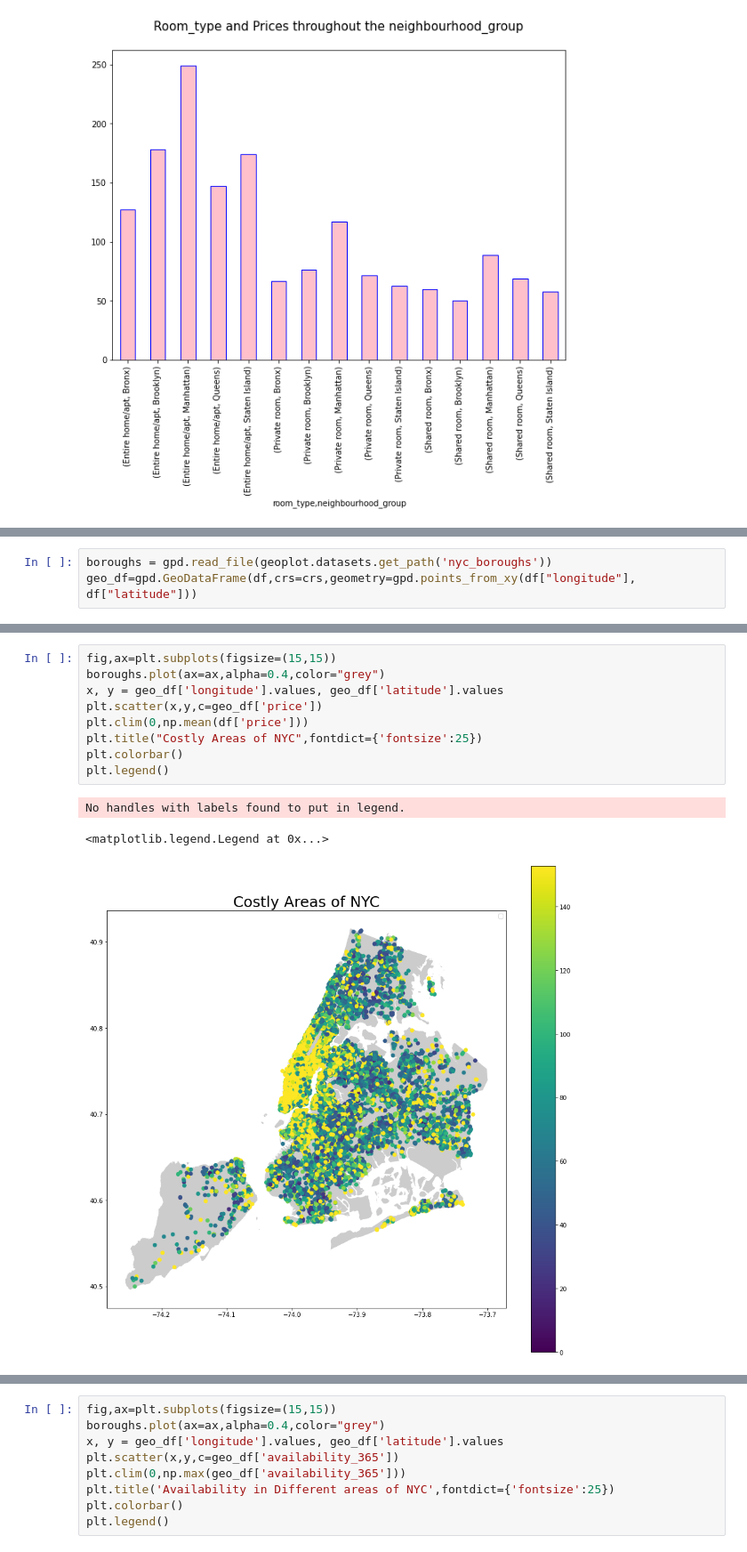
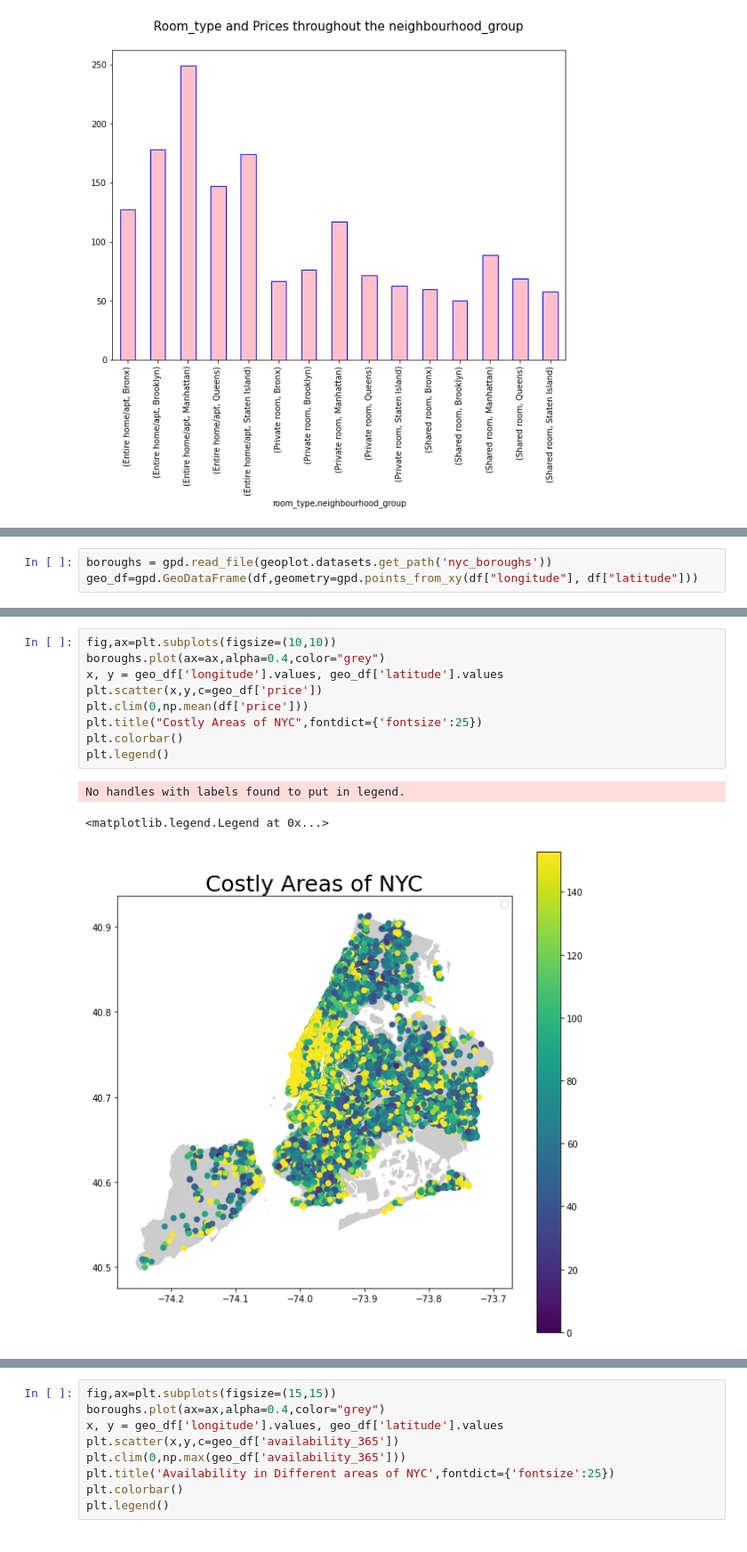
Before and after one commit to Rahul711sharma/AirBnb-Booking-Analysis, a Jupyter notebook: Airbnb_Bookings_Analysis_Capstone_Project.ipynb, the cells around one changed output, grey strips where cells are left out. Shown at 89% size. Cells and saved outputs as stored; diff of their text form.

```diff
--- a/Airbnb_Bookings_Analysis_Capstone_Project.ipynb
+++ b/Airbnb_Bookings_Analysis_Capstone_Project.ipynb
@@ -259,6 +380,6 @@ median : 106.0
 # %%
 boroughs = gpd.read_file(geoplot.datasets.get_path('nyc_boroughs'))
-geo_df=gpd.GeoDataFrame(df,crs=crs,geometry=gpd.points_from_xy(df["longitude"], df["latitude"]))
+geo_df=gpd.GeoDataFrame(df,geometry=gpd.points_from_xy(df["longitude"], df["latitude"]))
 # %%
 geo_df.head(3)
 # %% [output]
@@ -269,13 +395,13 @@ geo_df.head(3)
 # %%
-fig,ax=plt.subplots(figsize=(15,15))
+fig,ax=plt.subplots(figsize=(10,10))
 boroughs.plot(ax=ax,alpha=0.4,color="grey")
 x, y = geo_df['longitude'].values, geo_df['latitude'].values
 plt.scatter(x,y,c=geo_df['price'])
 plt.clim(0,np.mean(df['price']))
 plt.title("Costly Areas of NYC",fontdict={'fontsize':25})
 plt.colorbar()
 plt.legend()
 # %% [output]
 No handles with labels found to put in legend.
 <matplotlib.legend.Legend at 0x...>
-[figure, old version]
+[figure, new version]
```
Also changed, not shown: parts of 34 cells of this notebook.
